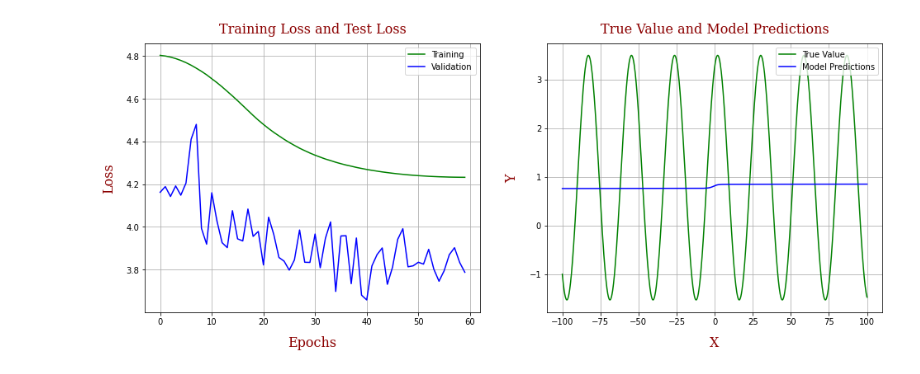
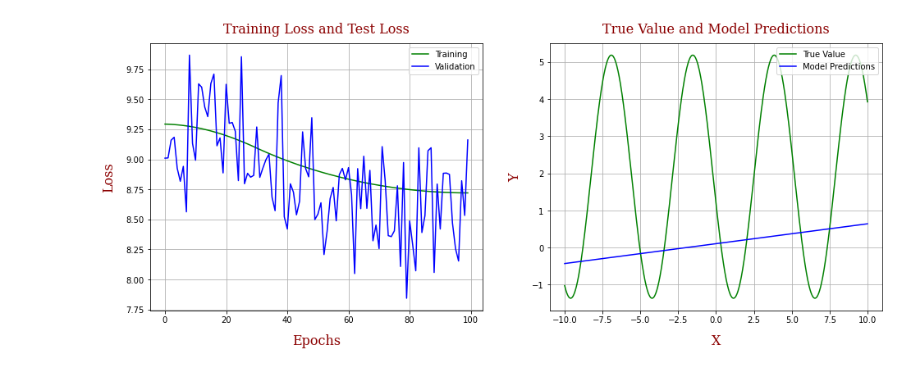
Before and after one commit to ignasa007/100-Days-of-Code, a Jupyter notebook: day2-day3_universal_approx.ipynb, the cells around one changed output. Drawn from its saved outputs; the diff is of its cells as text; code cells hidden in the pictures.

Commit message:
in a rut, can't figure out atm

```diff
--- a/day2-day3_universal_approx.ipynb
+++ b/day2-day3_universal_approx.ipynb
@@ -58,7 +58,7 @@ class FNN(nn.Module):
             raise ValueError(f'n_hidden_layers_sizes should be of type int or list, instead received {n_hidden_layers_sizes} of type {type(n_hidden_layers_sizes)}.')
 
         n_hidden_layers_sizes = [1] + n_hidden_layers_sizes + [1]
-        self.dense_layers = nn.Sequential(*[
+        self.dense_layers = nn.ModuleList([
             nn.Linear(input_size, output_size)
             for input_size, output_size in zip(n_hidden_layers_sizes[:-1], n_hidden_layers_sizes[1:])
         ])
@@ -75,7 +75,8 @@ class FNN(nn.Module):
     def forward(self, x: torch.Tensor):
 
         for layer in self.dense_layers[:-1]:
-            x = self.activation(layer(x))
+            # x = self.activation(layer(x))
+            x = layer(x)
 
         output = self.dense_layers[-1](x)
 
@@ -86,14 +87,14 @@ def train(model, train_loader, criterion, optimizer, scheduler, to_print):
     model.train()
     train_loss = []
 
-    for data in train_loader:
+    for X, y in train_loader:
 
-        X, y = data
+        X = X.requires_grad_()
+        optimizer.zero_grad()
         output = model(X)
         loss = criterion(output, y)
         train_loss.append(loss.item())
 
-        optimizer.zero_grad()
         loss.backward()
         optimizer.step()
         scheduler.step()
@@ -132,7 +133,7 @@ def main(X: np.ndarray, y1: np.ndarray, test_size: float = 0.2, batch_size: int
     assert isinstance(epochs, int) and epochs > 0
     assert isinstance(lr, float) and 0 < lr
 
-    y = y1 + np.random.normal(0, 1, X.shape[0])
+    y = y1 # + np.random.normal(0, 0.1, X.shape[0])
     train_loader, test_loader = data_loaders(X, y, test_size=test_size, batch_size=batch_size)
 
     model = FNN(n_hidden_layers_sizes=n_hidden_layers_sizes, activation=activation)
@@ -188,14 +189,14 @@ def plot(X, y1, model, train_stats, test_stats):
     axs[1].legend(loc='upper right')
     axs[1].grid()
 # %%
-a, b, c, d = np.random.normal(loc=0, scale=2, size=4)
+'''a, b, c, d = np.random.normal(loc=0, scale=2, size=4)
 transform = np.vectorize(lambda x: a * np.sin(b*x + c) + d)
 
-X = np.random.uniform(-100, 100, 1000).reshape((-1, 1))
+X = np.random.uniform(-10, 10, 1000).reshape((-1, 1))
 y1 = transform(X)
-model, train_stats, test_stats = main(X, y1, n_hidden_layers_sizes=[5, 5], epochs=60)
+model, train_stats, test_stats = main(X, y1, n_hidden_layers_sizes=[5, 5], epochs=100, lr=2e-5)
 
-X = np.linspace(-100, 100, 1000)
+X = np.linspace(-10, 10, 1000)
 y1 = transform(X)
-plot(X, y1, model, train_stats, test_stats)
+plot(X, y1, model, train_stats, test_stats)'''
 # %% [output]
@@ -214 +223 @@ Epoch: 60 - Average training loss = 4.2322, Average validation loss = 3.7873
-[figure, old version]
+[figure, new version]
```
Also changed, not shown: parts of 2 cells of this notebook.
